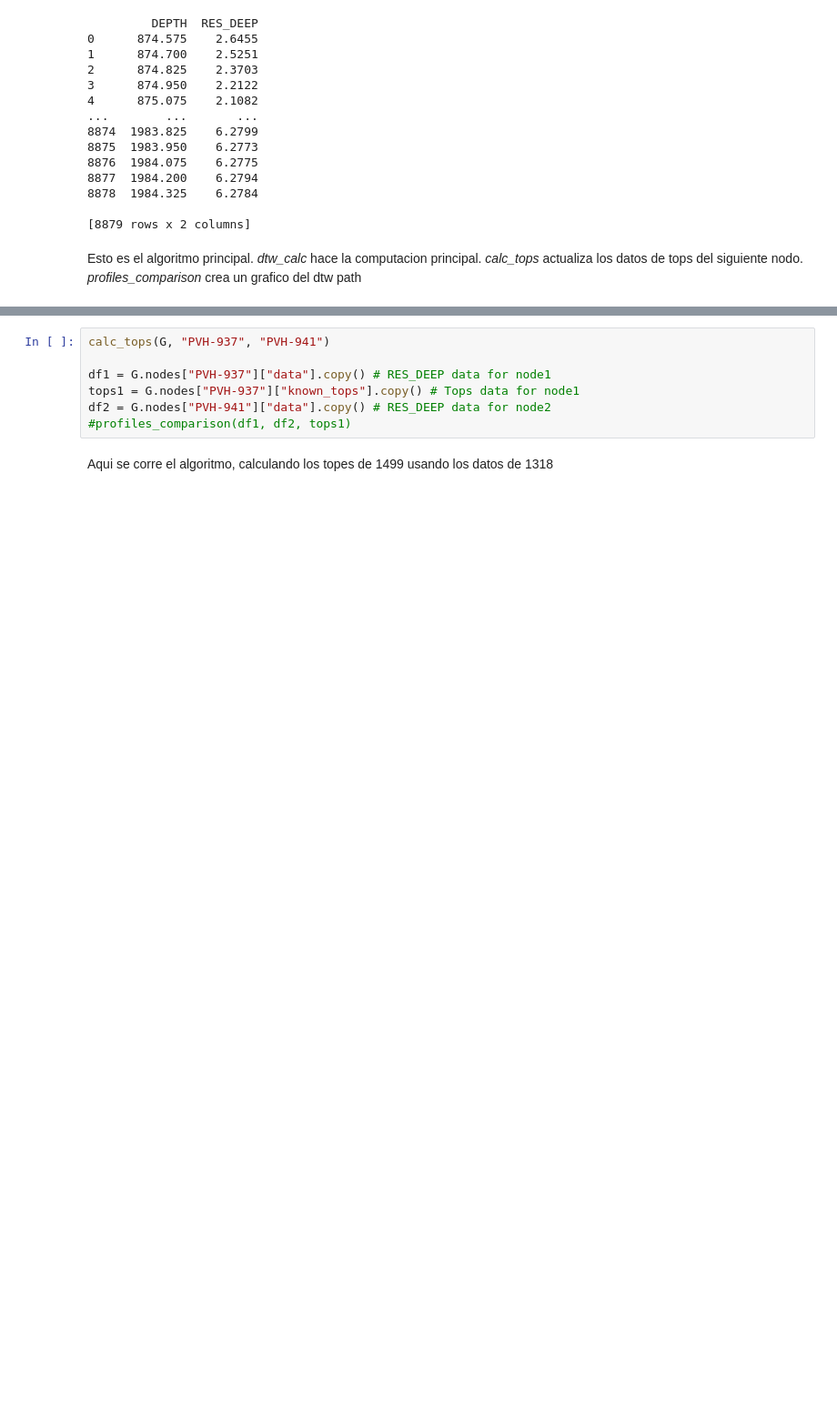
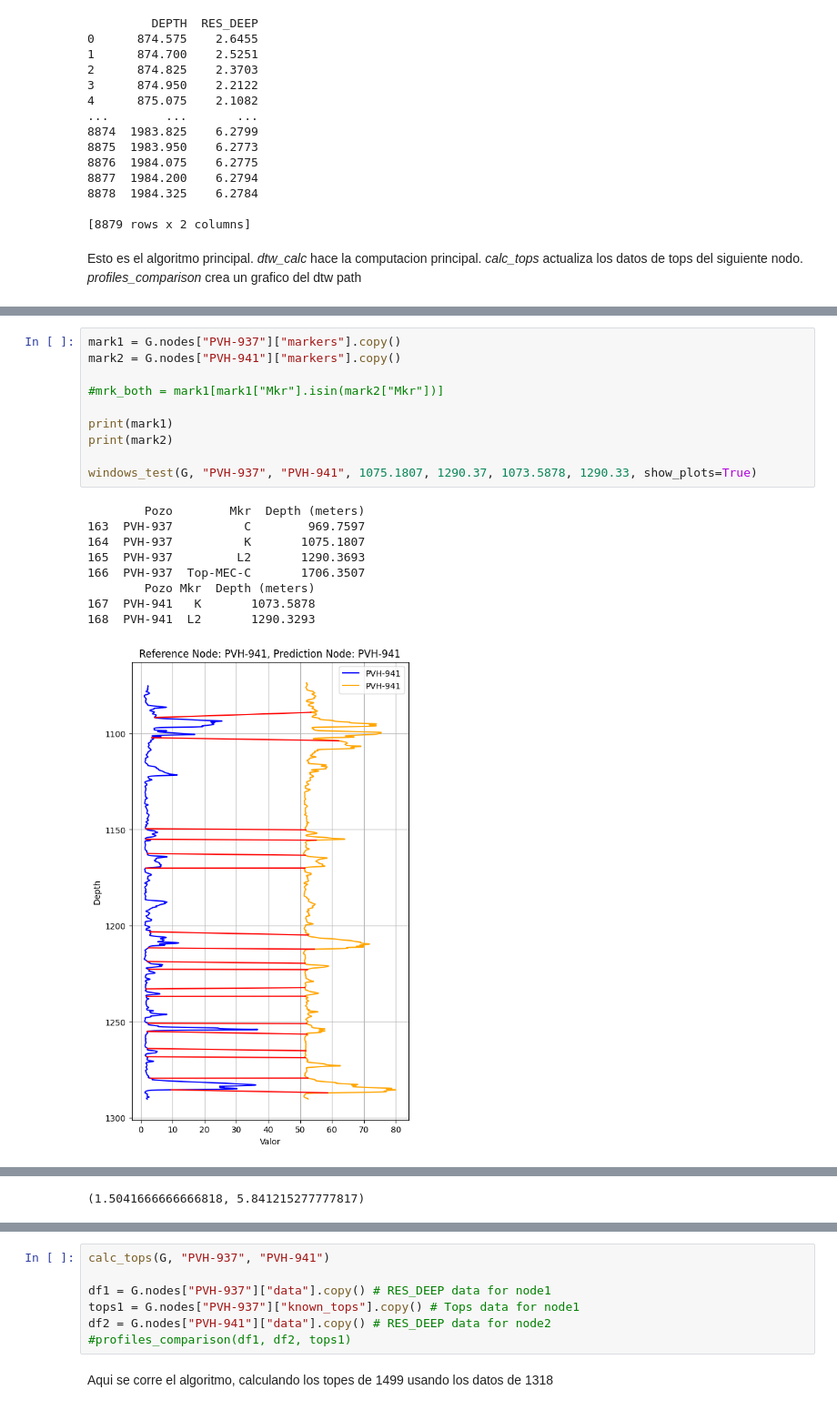
Before and after one commit to scast3/dtw_tool, a Jupyter notebook: more_nodes.ipynb, the cells around one changed output, grey strips where cells are left out. Shown at 91% size. Saved outputs shown, nothing was run; the diff lists cells and outputs as text; blank space fills up the shorter version.

```diff
--- a/more_nodes.ipynb
+++ b/more_nodes.ipynb
@@ -380,0 +385,20 @@ print(mae)
+# %%
+mark1 = G.nodes["PVH-937"]["markers"].copy()
+mark2 = G.nodes["PVH-941"]["markers"].copy()
+
+#mrk_both = mark1[mark1["Mkr"].isin(mark2["Mkr"])]
+
+print(mark1)
+print(mark2)
+
+windows_test(G, "PVH-937", "PVH-941", 1075.1807, 1290.37, 1073.5878, 1290.33, show_plots=True)
+# %% [output]
+        Pozo        Mkr  Depth (meters)
+163  PVH-937          C        969.7597
+164  PVH-937          K       1075.1807
+165  PVH-937         L2       1290.3693
+166  PVH-937  Top-MEC-C       1706.3507
+        Pozo Mkr  Depth (meters)
+167  PVH-941   K       1073.5878
+168  PVH-941  L2       1290.3293
+[figure, added]
@@ -380,0 +407 @@ print(mae)
+(1.5041666666666818, 5.841215277777817)
```
Also changed, not shown: parts of 6 cells of this notebook.
